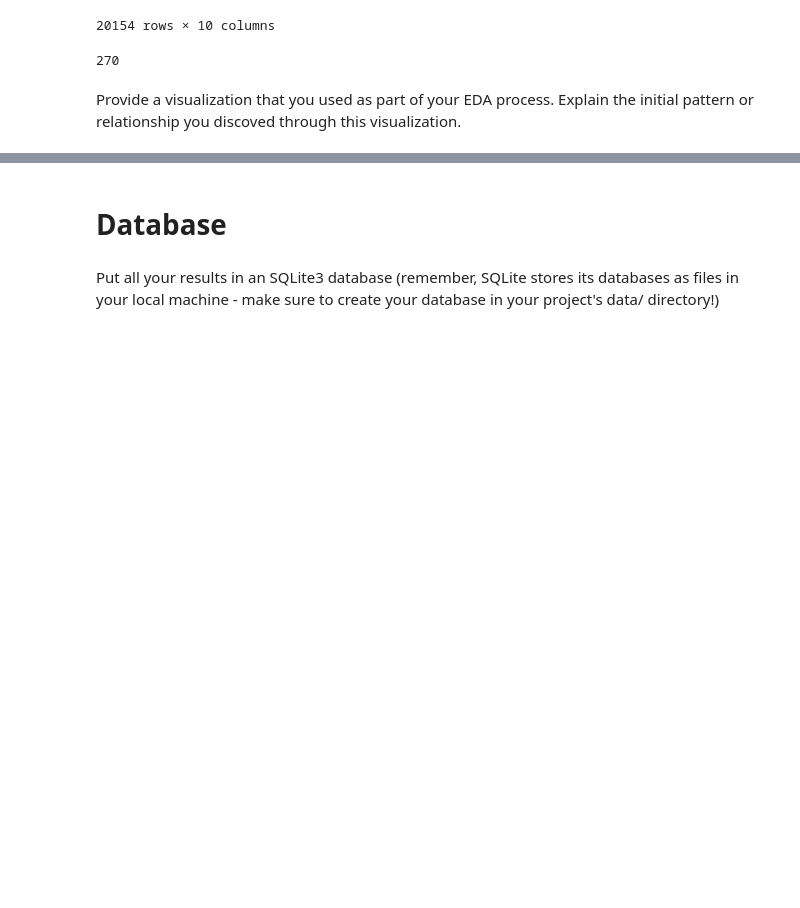
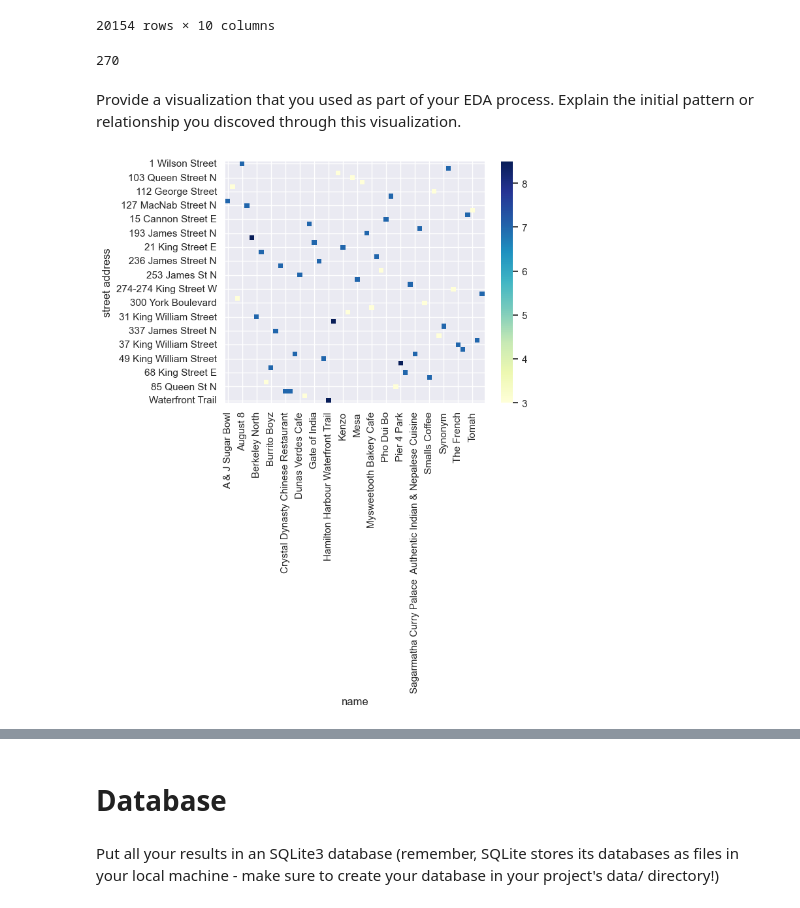
Before and after one commit to imarri01/StatModeling_With_Python, a Jupyter notebook: notebooks/joining_data.ipynb, the cells around one changed output, grey strips where cells are left out. Drawn from its saved outputs; the diff is of its cells as text; code cells hidden in the pictures; blank space fills up the shorter version.

Commit message:
Added visualizations

```diff
--- a/notebooks/joining_data.ipynb
+++ b/notebooks/joining_data.ipynb
@@ -37,6 +37,7 @@ city_bike_df
 # %%
 # Join both dataframes using long and lat is key
 joined_cityBike_Yelp_df = pd.merge(city_bike_df, yelp_restaurent_data_df, left_on=['latitude', 'longitude'], right_on=['latitude','longitude'], how='inner')
+joined_cityBike_Yelp_df['Contact#'] = joined_cityBike_Yelp_df['Contact#'].astype(str).str[:10] #fix contact# format
 joined_cityBike_Yelp_df
 # %% [output]
 |  | available_bikes | longitude | latitude | name | rating | pricing | review_count | street address | ... |
@@ -60,3 +61,13 @@ uniq_rest
 270
 # %% [markdown]
 Provide a visualization that you used as part of your EDA process. Explain the initial pattern or relationship you discoved through this visualization.
+# %%
+# Heatamp for first 500 rows of dataframe, which street has the highest number of available bikes
+sns.set_theme(style="darkgrid")
+pivot_table = joined_cityBike_Yelp_df.head(500).pivot_table(
+    values='available_bikes', index='street address', columns='name')
+# You can choose a different colormap if you want
+sns.heatmap(pivot_table, cmap='YlGnBu')
+plt.show()
+# %% [output]
+[figure, added]
```
Also changed, not shown: parts of 3 cells of this notebook, 1 other file.
